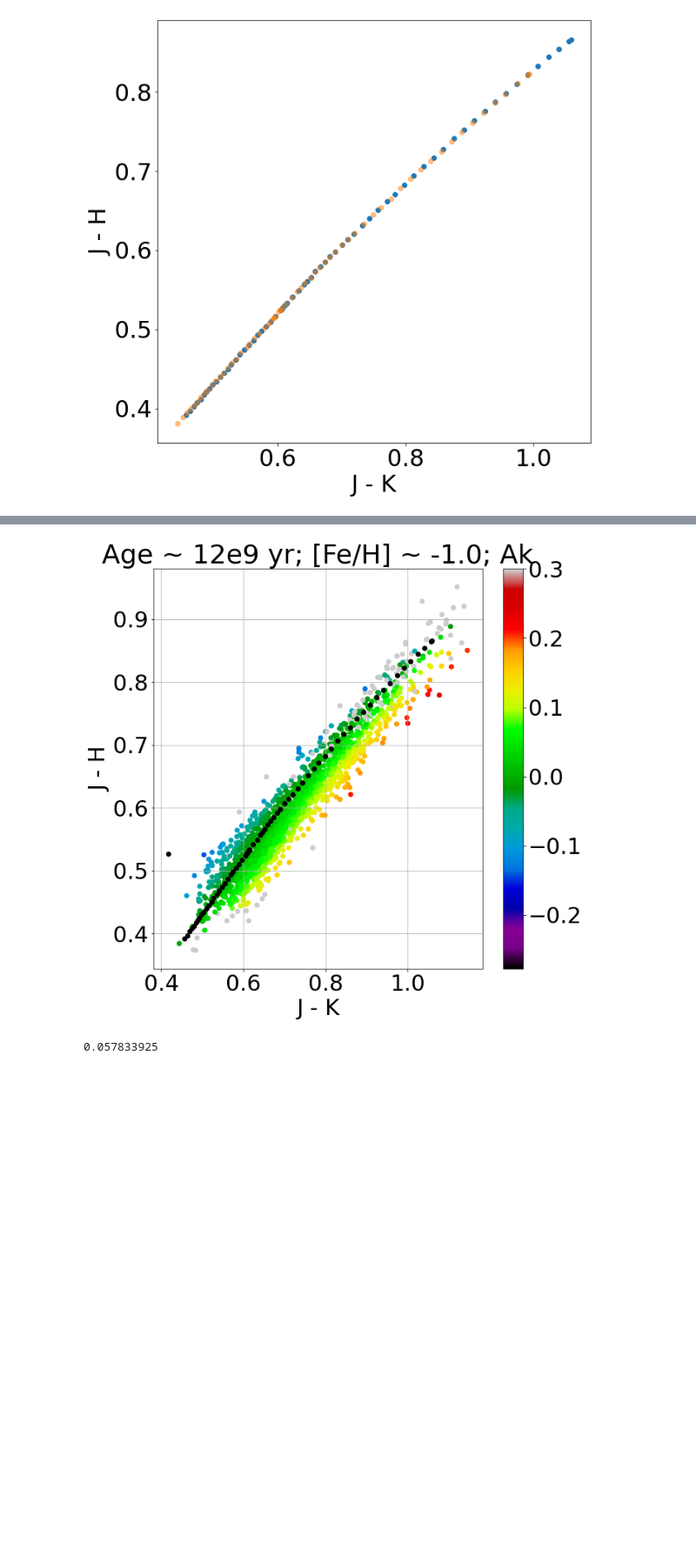
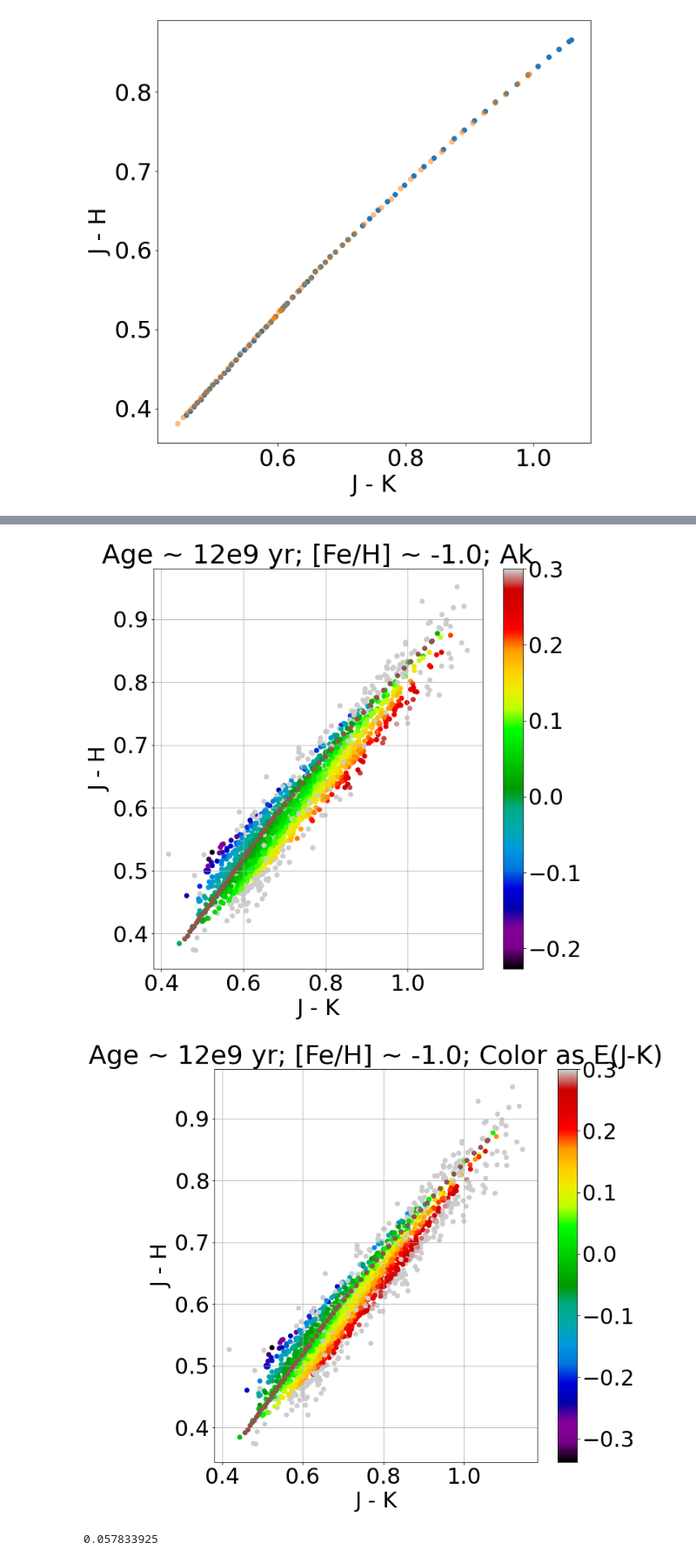
Before and after one commit to JoshuaPovick/Age_Fitting, a Jupyter notebook: ColorColor.ipynb, the cells around one changed output, grey strips where cells are left out. Shown at 87% size. Saved outputs shown, nothing was run; the diff lists cells and outputs as text; code cells hidden in the pictures; blank space fills up the shorter version.

```diff
--- a/ColorColor.ipynb
+++ b/ColorColor.ipynb
@@ -1001,7 +945,7 @@ for i in tqdm_notebook(range(len(gcs))):
                                             gcs['FE_H'][i],5,parsec5e9))
 
 for i in range(len(cross5)):
-    if len(cross5[i])>2:
+    if cross5[i].size>2:
         cross5[i] = np.array([-9999.0,-9999.0])
 
 jk_int5 = []
@@ -1013,8 +957,8 @@ for i in range(len(cross5)):
 jk_int5 = np.asarray(jk_int5)
 jh_int5 = np.asarray(jh_int5)
 
-print('Number of Good Stars: ',len(np.squeeze(np.where(jk_int5!=-9999.0))))
-print('Bad Star Fraction: ', len(np.squeeze(np.where(jk_int5==-9999.0)))/len(jk_int5))
+# print('Number of Good Stars: ',len(np.squeeze(np.where(jk_int5!=-9999.0))))
+# print('Bad Star Fraction: ', len(np.squeeze(np.where(jk_int5==-9999.0)))/len(jk_int5))
 
 plt.figure(figsize=[10,10])
 plt.scatter(jk_int5,jh_int5,zorder=2,label='GCs')
@@ -1038,7 +980,7 @@ for i in tqdm_notebook(range(len(gcs))):
                                            'Jmag','Ksmag','Jmag','Gmag',cerjhjk,gcs['FE_H'][i],12,parsec12e9))
 
 for i in range(len(cross_jkjg)):
-    if np.shape(cross_jkjg[i])!=(2,):
+    if np.shape(cross_jkjg[i])!=(2,) or cross_jkjg[i].size>2:
         cross_jkjg[i] = np.array([-9999.0,-9999.0])
 
 jk_int_jkjg = []
@@ -1170,5 +1112,5 @@ plt.show()
 # %%
-ejkak = extinct.cardelli_e12av(1/1.2345,1/2.1757,3.1)/extinct.cardelli_alav(1/2.1757,3.1)
+ejkak = extinct.cardelli_e12av(leff['J'],leff['K'],3.1)/extinct.cardelli_alav(leff['K'],3.1)
 # %%
 plt.figure(figsize=[10,10])
 plt.grid()
@@ -1341,17 +1297,32 @@ jh_int_alt = np.asarray(jh_int_alt)
 # %%
 plt.figure(figsize=[10,10])
 plt.grid()
 plt.scatter((parsec12e9['Jmag']-parsec12e9['Ksmag'])[s12_1_0],(parsec12e9['Jmag']-parsec12e9['Hmag'])[s12_1_0],
-            zorder=2,c='k')
+            zorder=2,c='tab:brown')
 plt.scatter(gcs['J']-gcs['K'],gcs['J']-gcs['H'],c=(gcs['J']-gcs['K']-jk_int_alt)*(ejkak**-1),zorder=1,vmax=0.3,
             cmap='nipy_spectral')
 plt.colorbar()
 plt.title(r'Age ~ 12e9 yr; [Fe/H] ~ -1.0; Ak')
 plt.xlabel(r'J - K')
 plt.ylabel(r'J - H')
+plt.savefig('distance_ak.pdf',bbox_inches='tight')
 plt.show()
+
+plt.figure(figsize=[10,10])
+plt.grid()
+plt.scatter((parsec12e9['Jmag']-parsec12e9['Ksmag'])[s12_1_0],(parsec12e9['Jmag']-parsec12e9['Hmag'])[s12_1_0],
+            zorder=2,c='tab:brown')
+plt.scatter(gcs['J']-gcs['K'],gcs['J']-gcs['H'],c=(gcs['J']-gcs['K']-jk_int_alt),zorder=1,vmax=0.3,
+            cmap='nipy_spectral')
+plt.colorbar()
+plt.title(r'Age ~ 12e9 yr; [Fe/H] ~ -1.0; Color as E(J-K)')
+plt.xlabel(r'J - K')
+plt.ylabel(r'J - H')
+plt.savefig('distance_ejk.pdf',bbox_inches='tight')
+plt.show()
 # %% [output]
-[figure, old version]
+[figure, new version]
+[figure, added]
 # %%
 plt.hist(gcs['AK_TARG'],bins=25)
 print(np.median(gcs['AK_TARG']))
```
Also changed, not shown: parts of 27 cells of this notebook, 1 other file.
